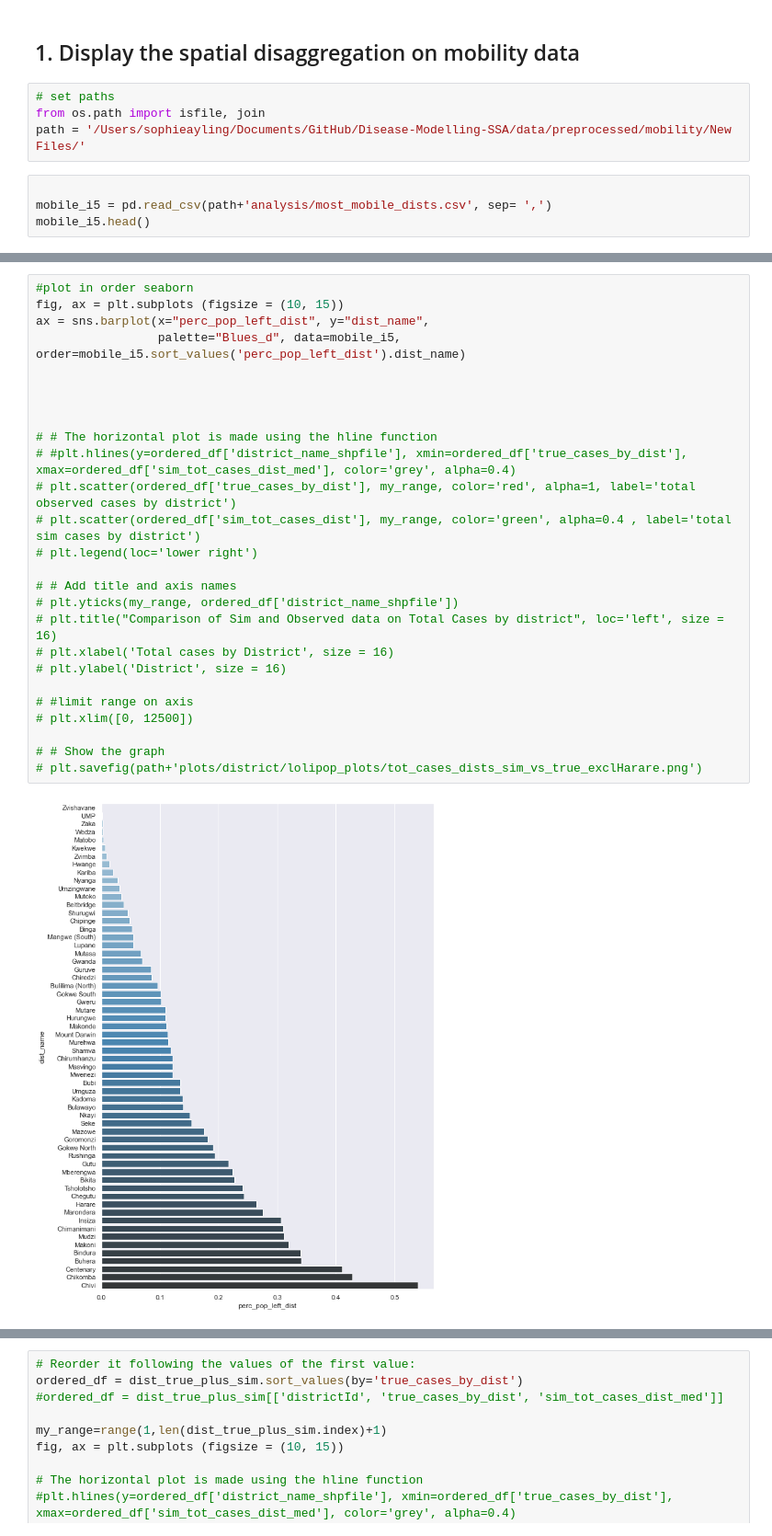
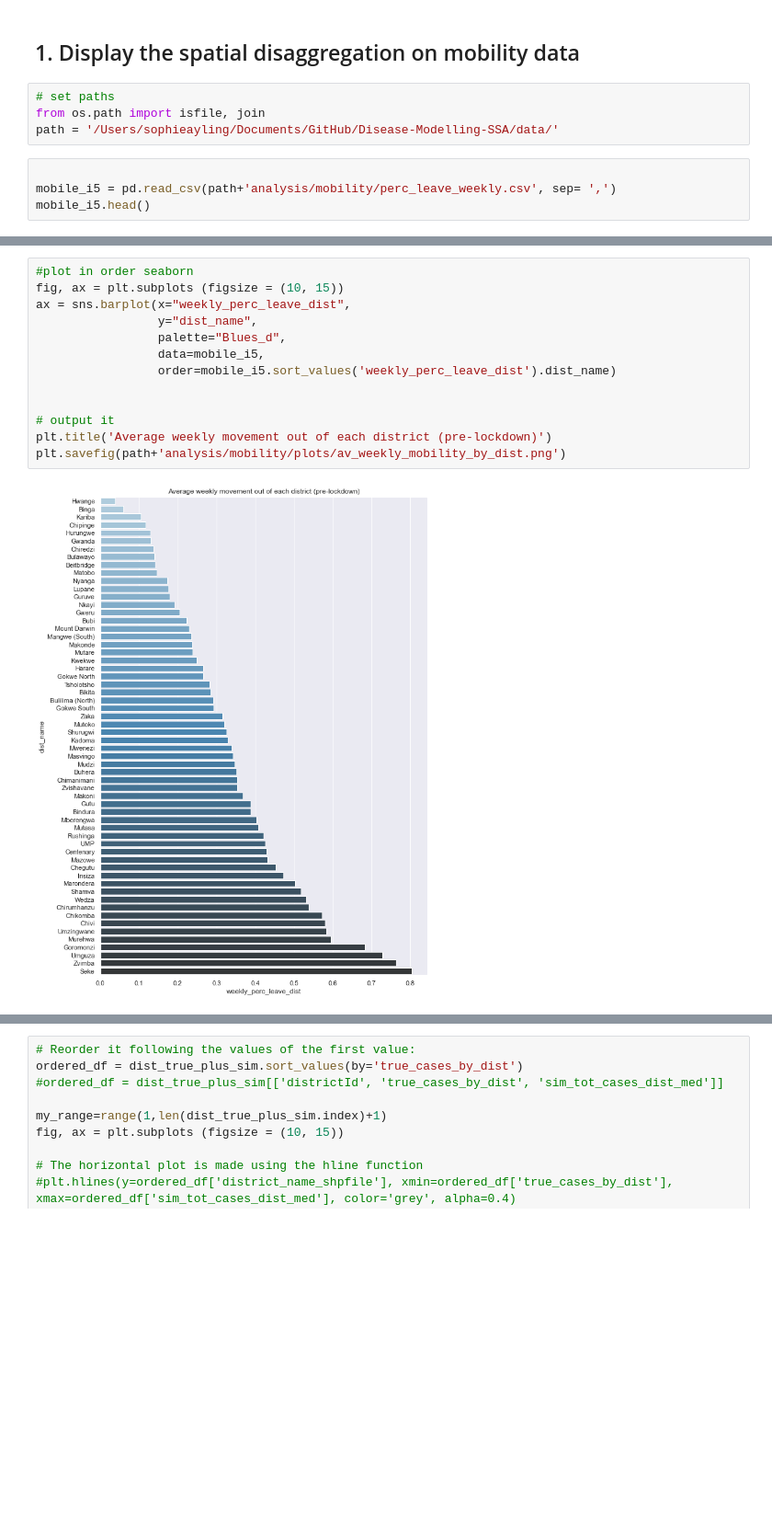
Before and after one commit to dime-worldbank/Disease-Modelling-SSA, a Jupyter notebook: notebooks/Descriptives on mobility vs. infection pre mission travel.ipynb, the cells around one changed output, grey strips where cells are left out. Shown at 92% size. Drawn from its saved outputs; the diff is of its cells as text; blank space fills up the shorter version.

Commit message:
creating mobility vs sim case comparison visuals in python

```diff
--- a/notebooks/Descriptives on mobility vs. infection pre mission travel.ipynb
+++ b/notebooks/Descriptives on mobility vs. infection pre mission travel.ipynb
@@ -25,9 +25,9 @@ from glob import glob
 # %%
 # set paths
 from os.path import isfile, join
-path = '/Users/sophieayling/Documents/GitHub/Disease-Modelling-SSA/data/preprocessed/mobility/New Files/'
+path = '/Users/sophieayling/Documents/GitHub/Disease-Modelling-SSA/data/'
 # %%
 
-mobile_i5 = pd.read_csv(path+'analysis/most_mobile_dists.csv', sep= ',')
+mobile_i5 = pd.read_csv(path+'analysis/mobility/perc_leave_weekly.csv', sep= ',')
 mobile_i5.head()
 # %% [output]
@@ -40,28 +40,15 @@ mobile_i5.head()
 # %%
 #plot in order seaborn
 fig, ax = plt.subplots (figsize = (10, 15))
-ax = sns.barplot(x="perc_pop_left_dist", y="dist_name",
-                 palette="Blues_d", data=mobile_i5, order=mobile_i5.sort_values('perc_pop_left_dist').dist_name)
+ax = sns.barplot(x="weekly_perc_leave_dist",
+                 y="dist_name",
+                 palette="Blues_d",
+                 data=mobile_i5,
+                 order=mobile_i5.sort_values('weekly_perc_leave_dist').dist_name)
 
 
-
-
-# # The horizontal plot is made using the hline function
-# #plt.hlines(y=ordered_df['district_name_shpfile'], xmin=ordered_df['true_cases_by_dist'], xmax=ordered_df['sim_tot_cases_dist_med'], color='grey', alpha=0.4)
-# plt.scatter(ordered_df['true_cases_by_dist'], my_range, color='red', alpha=1, label='total observed cases by district')
-# plt.scatter(ordered_df['sim_tot_cases_dist'], my_range, color='green', alpha=0.4 , label='total sim cases by district')
-# plt.legend(loc='lower right')
-
-# # Add title and axis names
-# plt.yticks(my_range, ordered_df['district_name_shpfile'])
-# plt.title("Comparison of Sim and Observed data on Total Cases by district", loc='left', size = 16)
-# plt.xlabel('Total cases by District', size = 16)
-# plt.ylabel('District', size = 16)
-
-# #limit range on axis
-# plt.xlim([0, 12500])
-
-# # Show the graph
-# plt.savefig(path+'plots/district/lolipop_plots/tot_cases_dists_sim_vs_true_exclHarare.png')
+# output it
+plt.title('Average weekly movement out of each district (pre-lockdown)')
+plt.savefig(path+'analysis/mobility/plots/av_weekly_mobility_by_dist.png')
 # %% [output]
-[figure, old version]
+[figure, new version]
```
Also changed, not shown: parts of 15 cells of this notebook, 1 other file.
